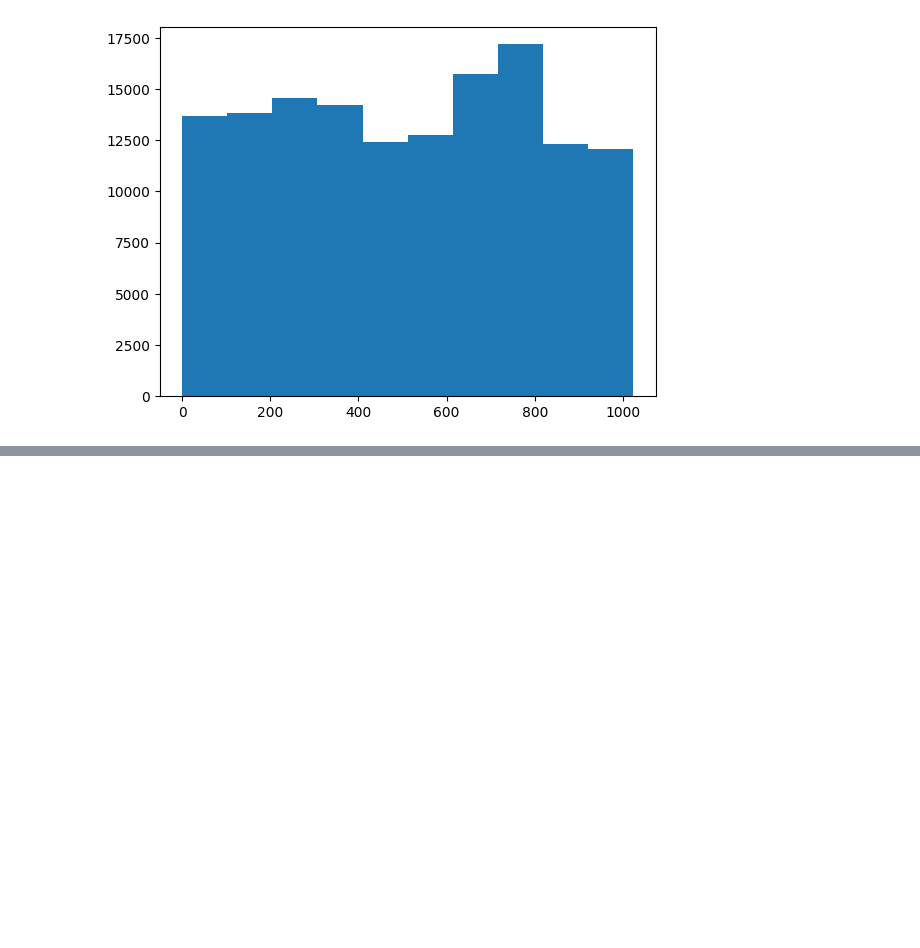
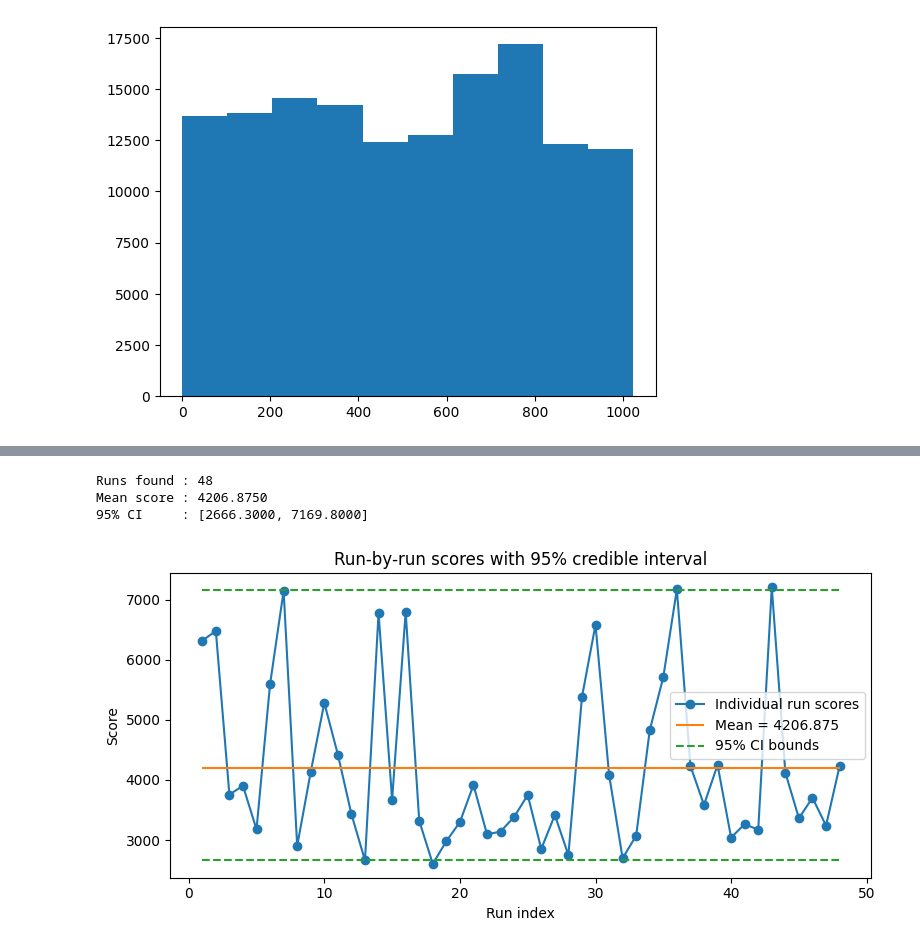
Before and after one commit to sc4224/flywrite, a Jupyter notebook: cluster_similarity_test.ipynb, the cells around one changed output, grey strips where cells are left out. Cells and saved outputs as stored; diff of their text form; code cells hidden in the pictures; blank space fills up the shorter version.

```diff
--- a/cluster_similarity_test.ipynb
+++ b/cluster_similarity_test.ipynb
@@ -149,0 +230,38 @@ plot.show()
+# %%
+scores_vmog = []
+
+for i in range(48):
+    vmog_cluster_assignment_dict = np.load(f"vmog_runs/vmog_cluster_assignment_dict_tuned_{i+1}.npy", allow_pickle=True).item()
+    shared_root_ids = list(set(root_id_type_dict.keys())
+                       .intersection(set(vmog_cluster_assignment_dict.keys())))
+    gt_assignments = np.array([cluster_string_to_cid[root_id_type_dict[root_id]] for root_id in shared_root_ids])
+    vmog_assignments = np.array([vmog_cluster_assignment_dict[root_id] for root_id in shared_root_ids])
+    score_vmog, _ = compare_two_assignments(gt_assignments, vmog_assignments)
+    scores_vmog.append(score_vmog)
+
+scores_vmog = np.array(scores_vmog)
+mean_score_vmog = scores_vmog.mean()
+lower_vmog, upper_vmog = np.percentile(scores_vmog, [2.5, 97.5])
+
+print(f"Runs found : {len(scores_vmog)}")
+print(f"Mean score : {mean_score_vmog:.4f}")
+print(f"95% CI     : [{lower_vmog:.4f}, {upper_vmog:.4f}]")
+
+runs_vmog = np.arange(1, len(scores_vmog) + 1)
+plt.figure(figsize=(8,4))
+plt.plot(runs_vmog, scores_vmog, 'o-', label="Individual run scores")
+plt.hlines(mean_score_vmog, runs_vmog[0], runs_vmog[-1],
+           colors='C1', linestyles='-', label=f"Mean = {mean_score_vmog:.3f}")
+plt.hlines([lower_vmog, upper_vmog], runs_vmog[0], runs_vmog[-1],
+           colors='C2', linestyles='--', label="95% CI bounds")
+plt.xlabel("Run index")
+plt.ylabel("Score")
+plt.title("Run‑by‑run scores with 95% credible interval")
+plt.legend()
+plt.tight_layout()
+plt.show()
+# %% [output]
+Runs found : 48
+Mean score : 4206.8750
+95% CI     : [2666.3000, 7169.8000]
+[figure, added]
```
Also changed, not shown: parts of 13 cells of this notebook, 6 other files.
